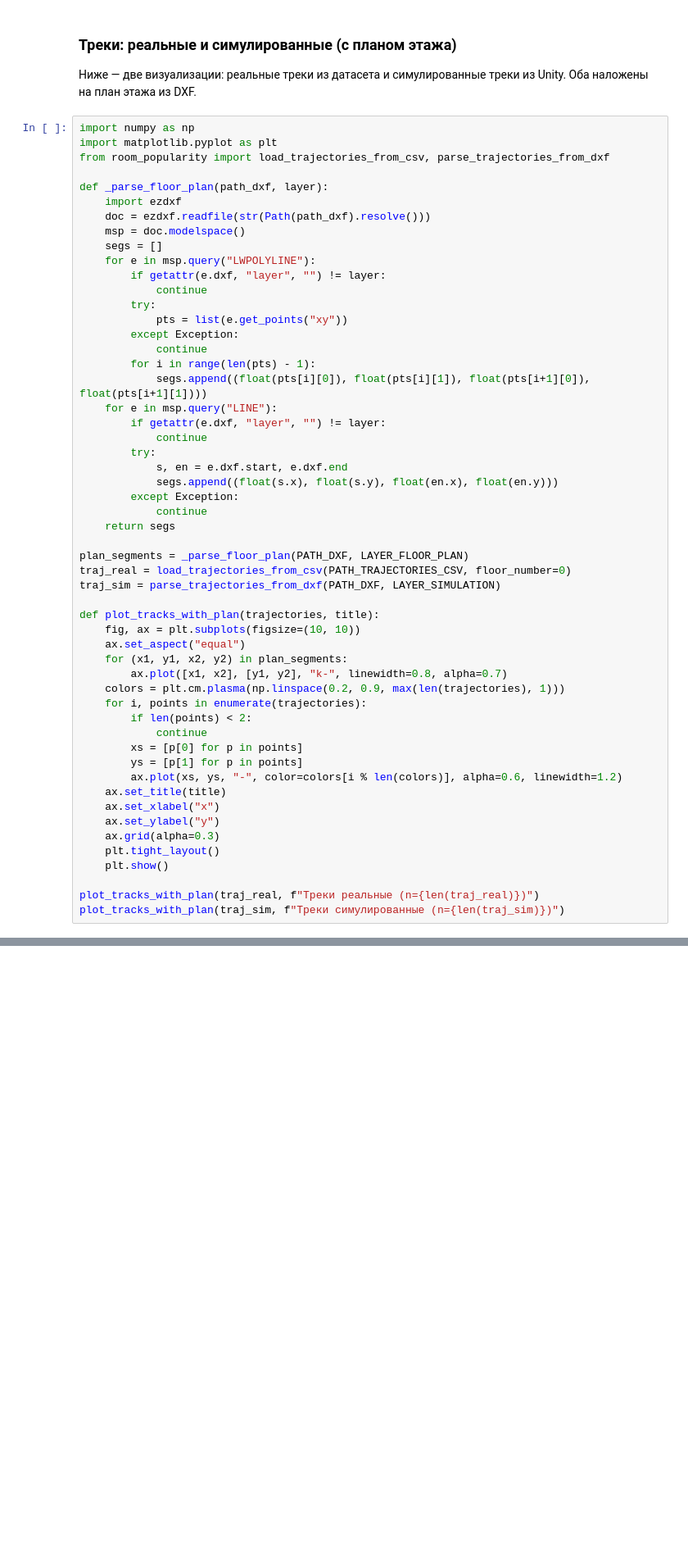
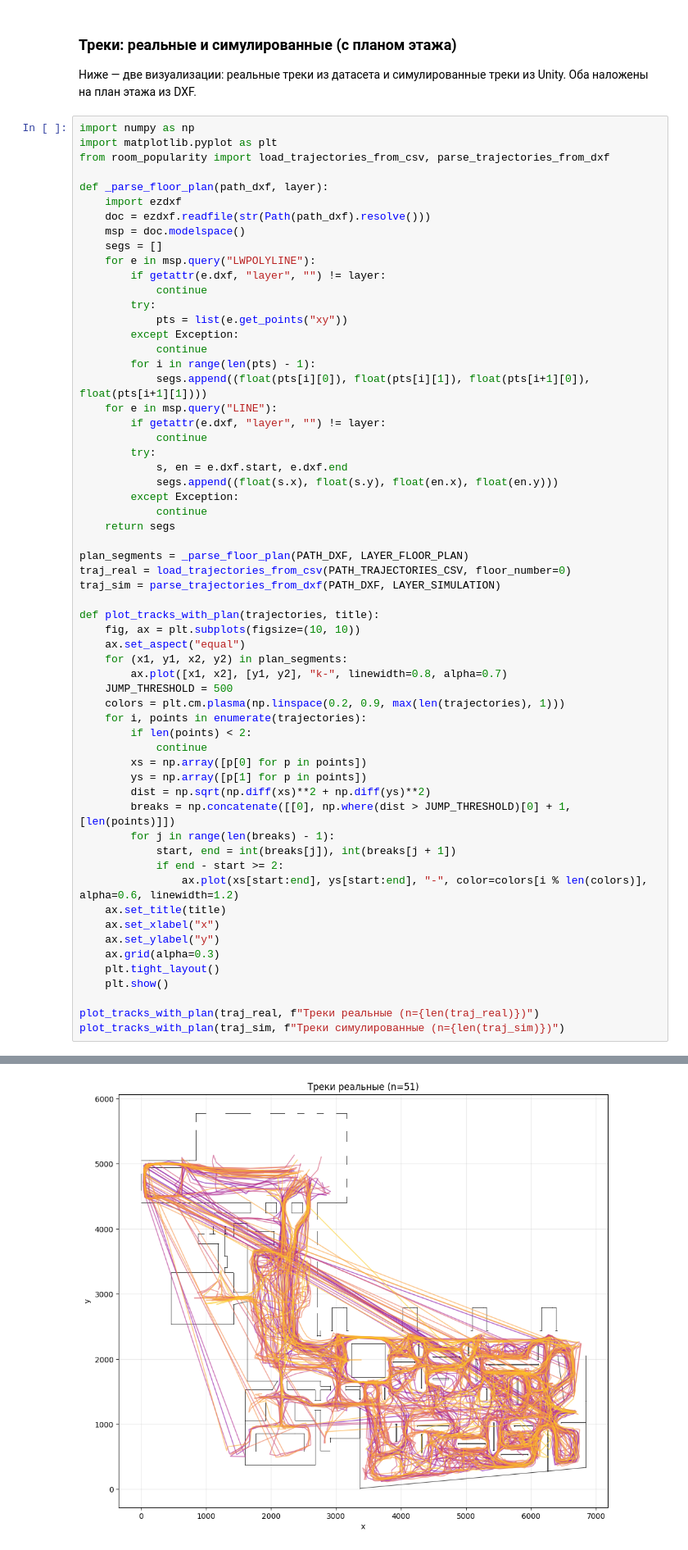
Before and after one commit to malkovajuly97-source/museum-flow-prediction, a Jupyter notebook: model_search/model_search.ipynb, the cells around one changed output, grey strips where cells are left out. Shown at 82% size. Saved outputs shown, nothing was run; the diff lists cells and outputs as text; blank space fills up the shorter version.

```diff
--- a/model_search/model_search.ipynb
+++ b/model_search/model_search.ipynb
@@ -78,13 +78,19 @@ def plot_tracks_with_plan(trajectories, title):
     ax.set_aspect("equal")
     for (x1, y1, x2, y2) in plan_segments:
         ax.plot([x1, x2], [y1, y2], "k-", linewidth=0.8, alpha=0.7)
+    JUMP_THRESHOLD = 500
     colors = plt.cm.plasma(np.linspace(0.2, 0.9, max(len(trajectories), 1)))
     for i, points in enumerate(trajectories):
         if len(points) < 2:
             continue
-        xs = [p[0] for p in points]
-        ys = [p[1] for p in points]
-        ax.plot(xs, ys, "-", color=colors[i % len(colors)], alpha=0.6, linewidth=1.2)
+        xs = np.array([p[0] for p in points])
+        ys = np.array([p[1] for p in points])
+        dist = np.sqrt(np.diff(xs)**2 + np.diff(ys)**2)
+        breaks = np.concatenate([[0], np.where(dist > JUMP_THRESHOLD)[0] + 1, [len(points)]])
+        for j in range(len(breaks) - 1):
+            start, end = int(breaks[j]), int(breaks[j + 1])
+            if end - start >= 2:
+                ax.plot(xs[start:end], ys[start:end], "-", color=colors[i % len(colors)], alpha=0.6, linewidth=1.2)
     ax.set_title(title)
     ax.set_xlabel("x")
     ax.set_ylabel("y")
@@ -98,0 +104 @@ ImportError: cannot import name 'parse_floor_plan_lines' from 'room_popularity'
+[figure, added]
```
Also changed, not shown: parts of 1 cell of this notebook.
